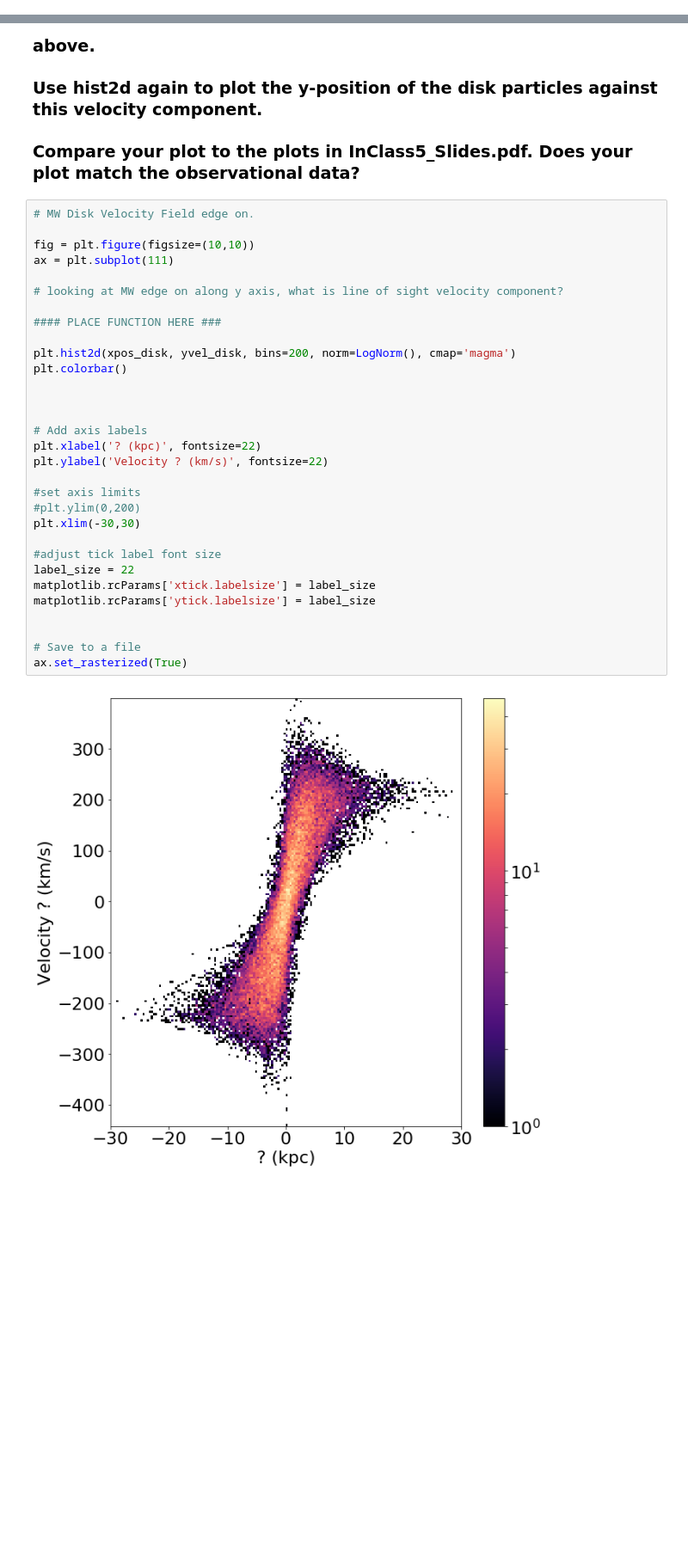
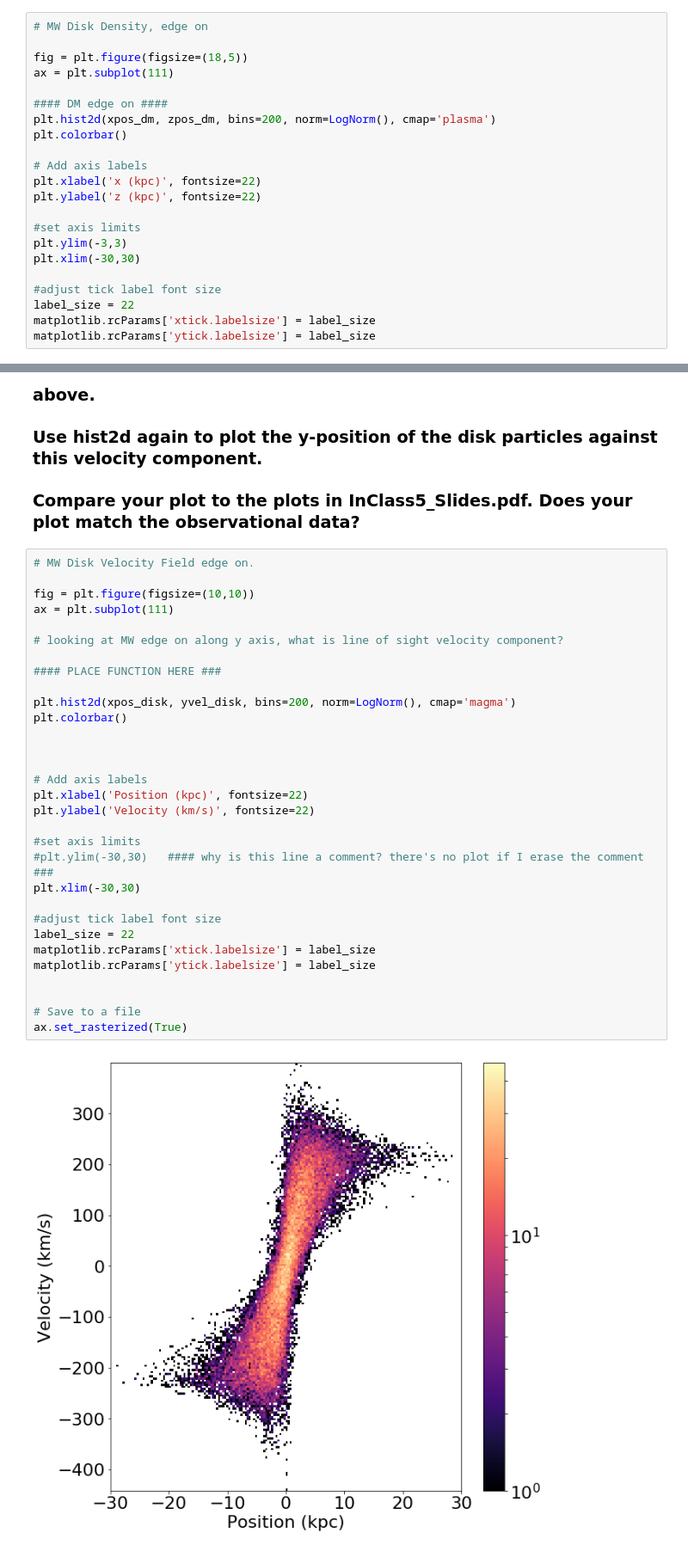
Before and after one commit to Ximena89/and_yet_it_moves, a Jupyter notebook: codigo/Plotting_Template.ipynb, the cells around one changed output, grey strips where cells are left out. Shown: that part at 86% size. Cells and saved outputs as stored; diff of their text form; blank space fills up the shorter version.

```diff
--- a/codigo/Plotting_Template.ipynb
+++ b/codigo/Plotting_Template.ipynb
@@ -133,0 +255,22 @@ ax.set_rasterized(True)
+# %%
+# MW Disk Density, edge on
+
+fig = plt.figure(figsize=(18,5))
+ax = plt.subplot(111)
+
+#### DM edge on ####
+plt.hist2d(xpos_dm, zpos_dm, bins=200, norm=LogNorm(), cmap='plasma')
+plt.colorbar()
+
+# Add axis labels
+plt.xlabel('x (kpc)', fontsize=22)
+plt.ylabel('z (kpc)', fontsize=22)
+
+#set axis limits
+plt.ylim(-3,3)
+plt.xlim(-30,30)
+
+#adjust tick label font size
+label_size = 22
+matplotlib.rcParams['xtick.labelsize'] = label_size
+matplotlib.rcParams['ytick.labelsize'] = label_size
@@ -144,36 +290,36 @@ You'll see the disk is fairly thin with a scale height < 1 kpc. Notice the X-sha
 # %%
 # MW Disk Velocity Field edge on.
 
 fig = plt.figure(figsize=(10,10))
 ax = plt.subplot(111)
 
 # looking at MW edge on along y axis, what is line of sight velocity component?
 
 #### PLACE FUNCTION HERE ###
 
 plt.hist2d(xpos_disk, yvel_disk, bins=200, norm=LogNorm(), cmap='magma')
 plt.colorbar()
 
 
 
 # Add axis labels
-plt.xlabel('? (kpc)', fontsize=22)
-plt.ylabel('Velocity ? (km/s)', fontsize=22)
+plt.xlabel('Position (kpc)', fontsize=22)
+plt.ylabel('Velocity (km/s)', fontsize=22)
 
 #set axis limits
-#plt.ylim(0,200)
+#plt.ylim(-30,30)   #### why is this line a comment? there's no plot if I erase the comment ###
 plt.xlim(-30,30)
 
 #adjust tick label font size
 label_size = 22
 matplotlib.rcParams['xtick.labelsize'] = label_size
 matplotlib.rcParams['ytick.labelsize'] = label_size
 
 
 # Save to a file
 ax.set_rasterized(True)
 # %% [output]
-[figure, old version]
+[figure, new version]
 # %% [markdown]
 ## (PART 8) Edit Below:
 
```
Also changed, not shown: parts of 7 cells of this notebook.
